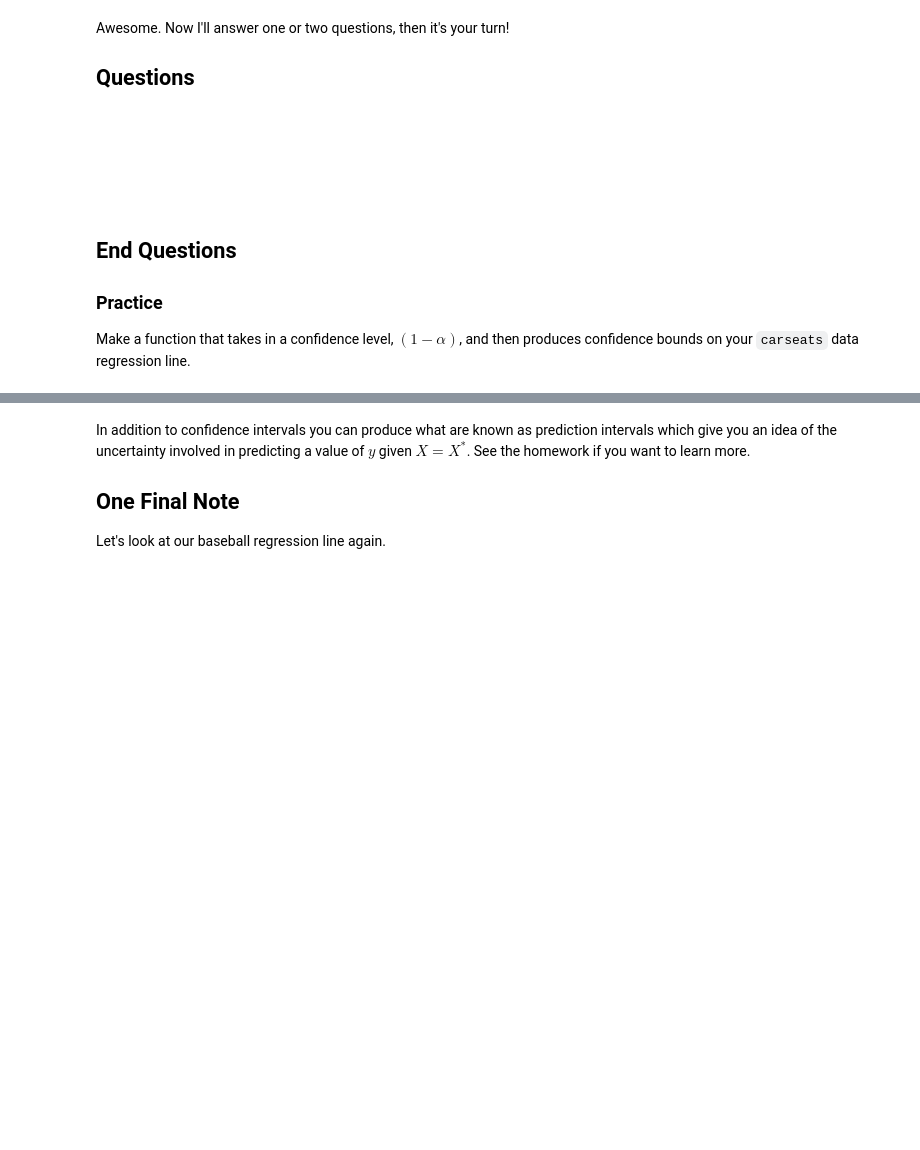
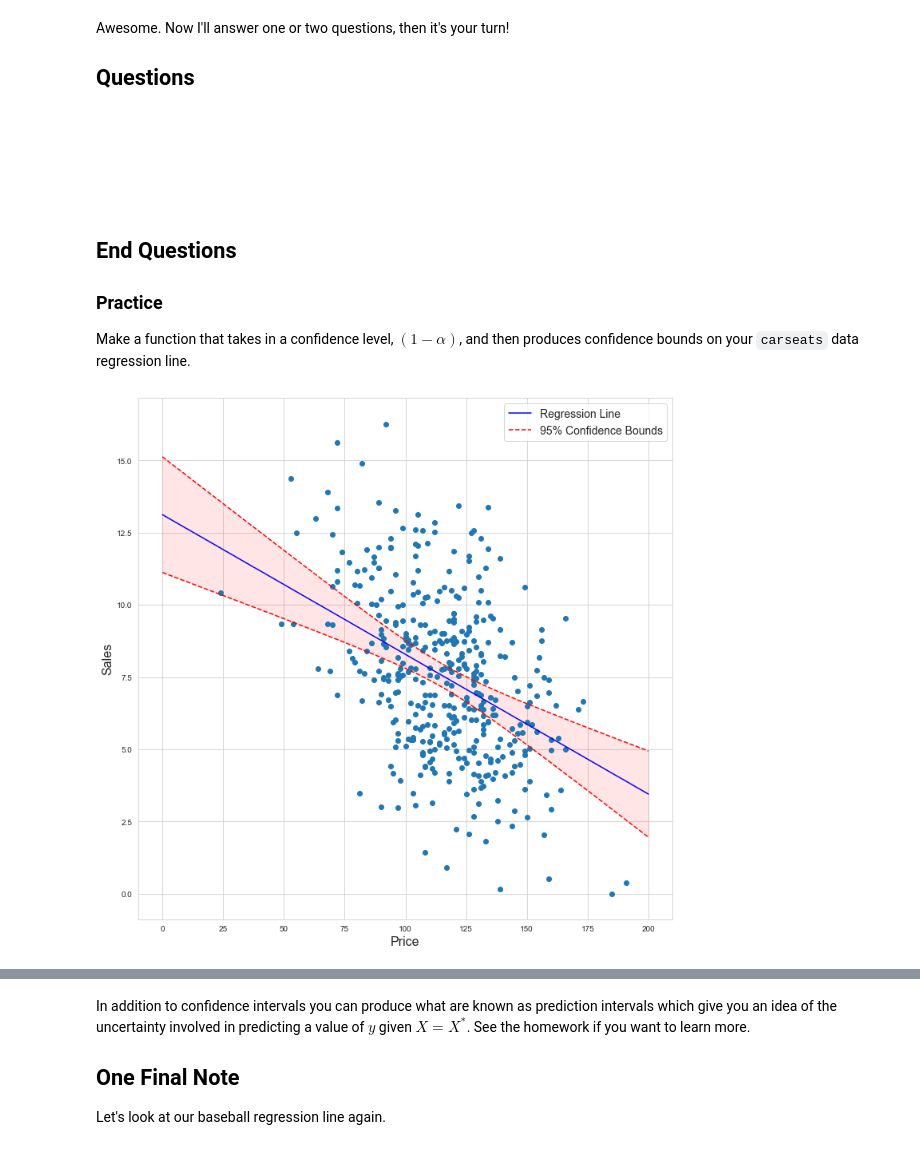
Before and after one commit to toej93/Code2020Materials, a Jupyter notebook: Lectures/Regression/Notebook 2 - SLR II.ipynb, the cells around one changed output, grey strips where cells are left out. Cells and saved outputs as stored; diff of their text form; code cells hidden in the pictures; blank space fills up the shorter version.

```diff
--- a/Lectures/Regression/Notebook 2 - SLR II.ipynb
+++ b/Lectures/Regression/Notebook 2 - SLR II.ipynb
@@ -686,0 +715,32 @@ Make a function that takes in a confidence level, $(1-\alpha)$, and then produce
+# %%
+### Code Here
+
+# We can even plot the confidence bounds around our regression line
+# Let's try a 99% confidence interval this time
+
+# Make the figure
+plt.figure(figsize = (12,12))
+
+# We want a wide array of rd values
+xs = np.linspace(0,200,200)
+
+# Plot the regression line
+plt.plot(xs, reg.predict(xs.reshape(-1,1)), 'b', label="Regression Line")
+
+# Now we get the confidence bounds
+lbs,ubs = get_ci(carseats_train.Price.values,xs,res,0.05)
+
+# Plot the bounds
+plt.plot(xs, lbs, 'r--', label="95% Confidence Bounds")
+plt.plot(xs, ubs, 'r--')
+plt.fill_between(xs, ubs, lbs, alpha=0.1, color="red")
+# Add labels
+plt.xlabel("Price", fontsize=16)
+plt.ylabel("Sales", fontsize=16)
+
+# add a legend
+plt.legend(fontsize=14)
+plt.scatter(carseats.Price,carseats.Sales)
+plt.show()
+# %% [output]
+[figure, added]
```
Also changed, not shown: parts of 7 cells of this notebook, 1 other file.
